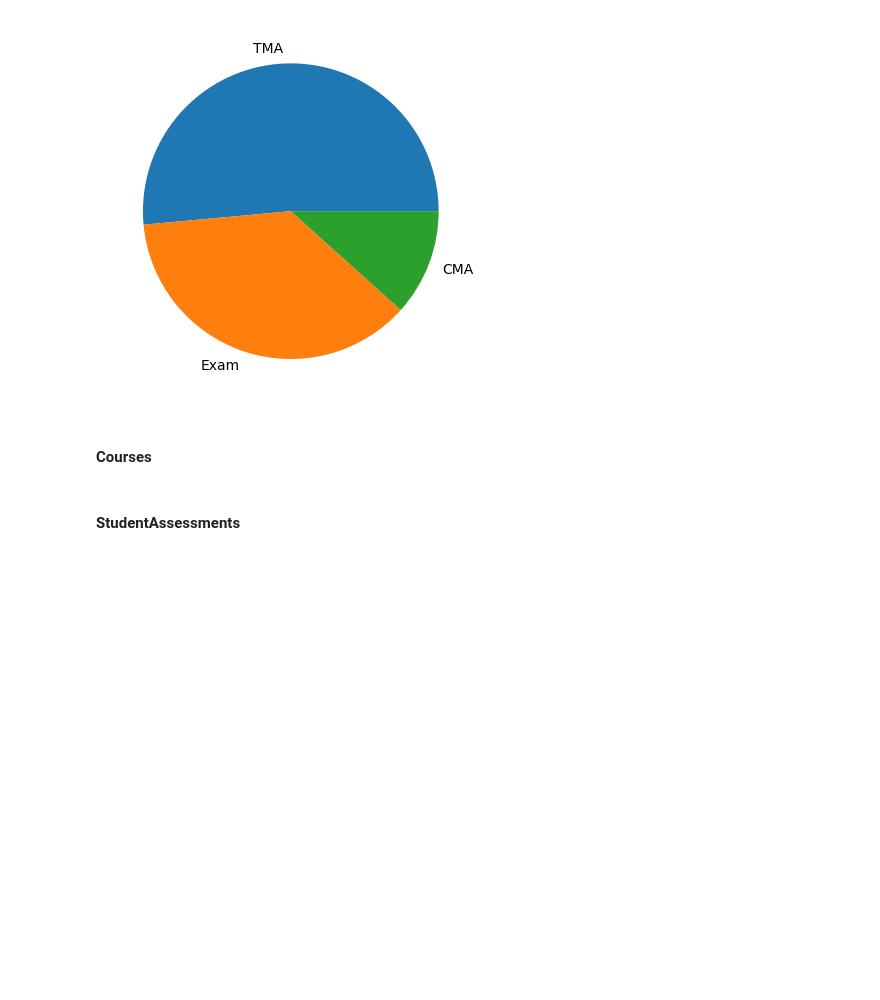
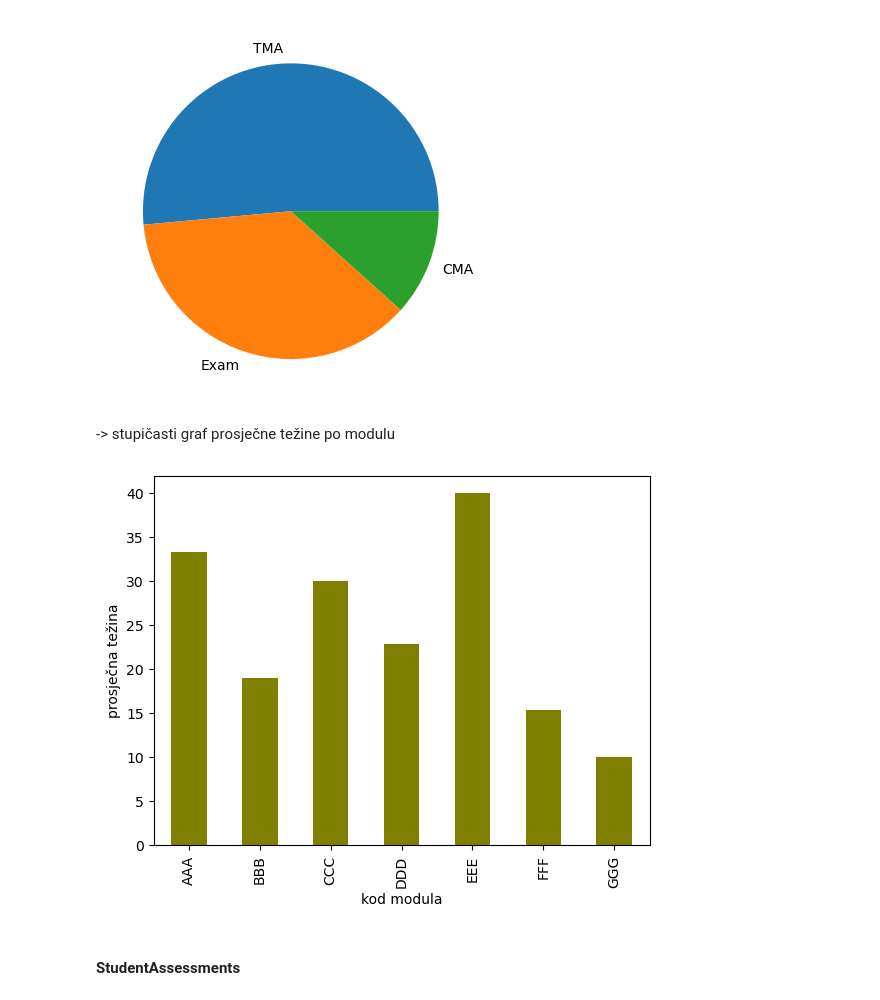
Before and after one commit to antoniamstr1/projekt-uuzop, a Jupyter notebook: prvi_dio.ipynb, the cells around one changed output. Saved outputs shown, nothing was run; the diff lists cells and outputs as text; code cells hidden in the pictures; blank space fills up the shorter version.

```diff
--- a/prvi_dio.ipynb
+++ b/prvi_dio.ipynb
@@ -415,7 +415,15 @@ plt.pie(percent, labels=names)
 plt.show()
 # %% [output]
 [figure]
-# %% [markdown]
-#### Courses
+# %% [markdown]
+-> stupičasti graf prosječne težine po modulu
+# %%
+avg_scores = assessments.groupby('code_module')['weight'].mean()
+avg_scores.plot(kind='bar', color='olive')
+plt.xlabel("kod modula")
+plt.ylabel("prosječna težina")
+plt.show()
+# %% [output]
+[figure, added]
 # %% [markdown]
 #### StudentAssessments
```
Also changed, not shown: parts of 19 cells of this notebook.
